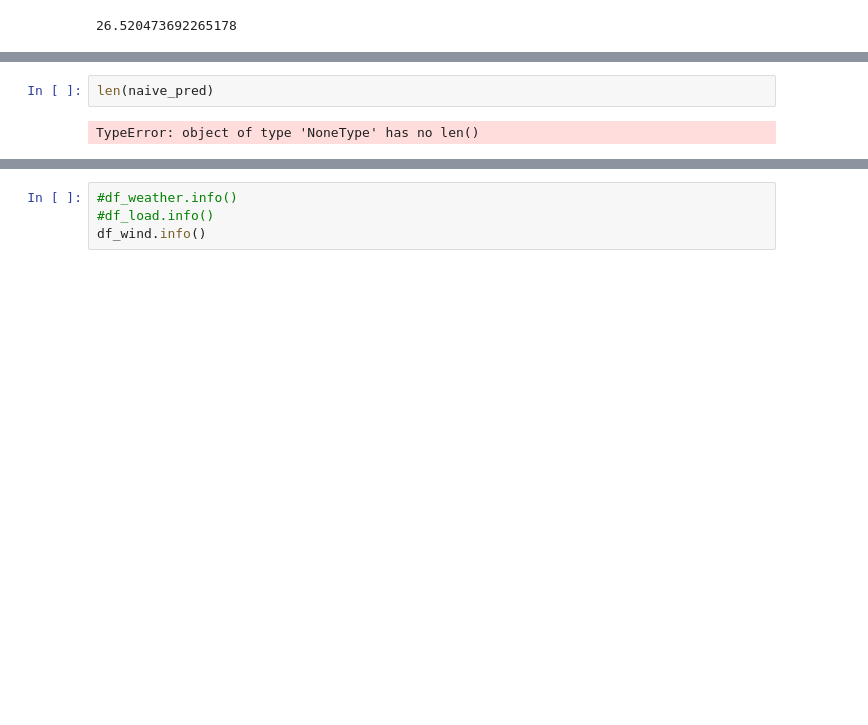
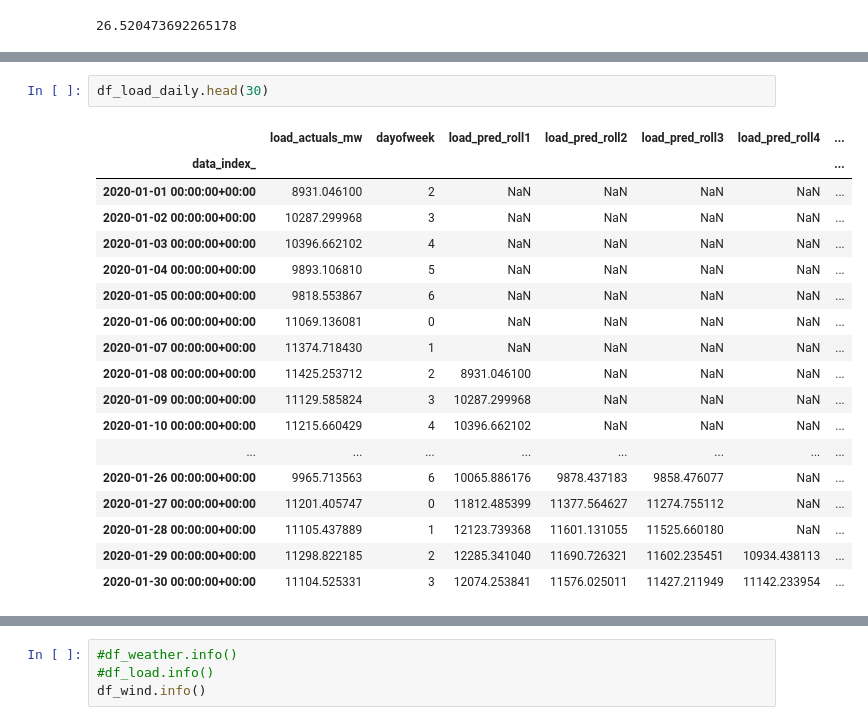
Before and after one commit to MBrouns/PyLadiesMLOpsCapstone, a Jupyter notebook: notebooks/prepare_data.ipynb, the cells around one changed output, grey strips where cells are left out. Cells and saved outputs as stored; diff of their text form; blank space fills up the shorter version.

Commit message:
fixed roll

```diff
--- a/notebooks/prepare_data.ipynb
+++ b/notebooks/prepare_data.ipynb
@@ -130,4 +102,21 @@ df_load_daily.tail()
-# %%
-len(naive_pred)
-# %% [output]
-TypeError: object of type 'NoneType' has no len()
+# %%
+df_load_daily.head(30)
+# %% [output]
+|  | load_actuals_mw | dayofweek | load_pred_roll1 | load_pred_roll2 | load_pred_roll3 | load_pred_roll4 | ... |
+| data_index_ |  |  |  |  |  |  | ... |
+| 2020-01-01 00:00:00+00:00 | 8931.046100 | 2 | NaN | NaN | NaN | NaN | ... |
+| 2020-01-02 00:00:00+00:00 | 10287.299968 | 3 | NaN | NaN | NaN | NaN | ... |
+| 2020-01-03 00:00:00+00:00 | 10396.662102 | 4 | NaN | NaN | NaN | NaN | ... |
+| 2020-01-04 00:00:00+00:00 | 9893.106810 | 5 | NaN | NaN | NaN | NaN | ... |
+| 2020-01-05 00:00:00+00:00 | 9818.553867 | 6 | NaN | NaN | NaN | NaN | ... |
+| 2020-01-06 00:00:00+00:00 | 11069.136081 | 0 | NaN | NaN | NaN | NaN | ... |
+| 2020-01-07 00:00:00+00:00 | 11374.718430 | 1 | NaN | NaN | NaN | NaN | ... |
+| 2020-01-08 00:00:00+00:00 | 11425.253712 | 2 | 8931.046100 | NaN | NaN | NaN | ... |
+| 2020-01-09 00:00:00+00:00 | 11129.585824 | 3 | 10287.299968 | NaN | NaN | NaN | ... |
+| 2020-01-10 00:00:00+00:00 | 11215.660429 | 4 | 10396.662102 | NaN | NaN | NaN | ... |
+| ... | ... | ... | ... | ... | ... | ... | ... |
+| 2020-01-26 00:00:00+00:00 | 9965.713563 | 6 | 10065.886176 | 9878.437183 | 9858.476077 | NaN | ... |
+| 2020-01-27 00:00:00+00:00 | 11201.405747 | 0 | 11812.485399 | 11377.564627 | 11274.755112 | NaN | ... |
+| 2020-01-28 00:00:00+00:00 | 11105.437889 | 1 | 12123.739368 | 11601.131055 | 11525.660180 | NaN | ... |
+| 2020-01-29 00:00:00+00:00 | 11298.822185 | 2 | 12285.341040 | 11690.726321 | 11602.235451 | 10934.438113 | ... |
+| 2020-01-30 00:00:00+00:00 | 11104.525331 | 3 | 12074.253841 | 11576.025011 | 11427.211949 | 11142.233954 | ... |
```
Also changed, not shown: parts of 16 cells of this notebook.
